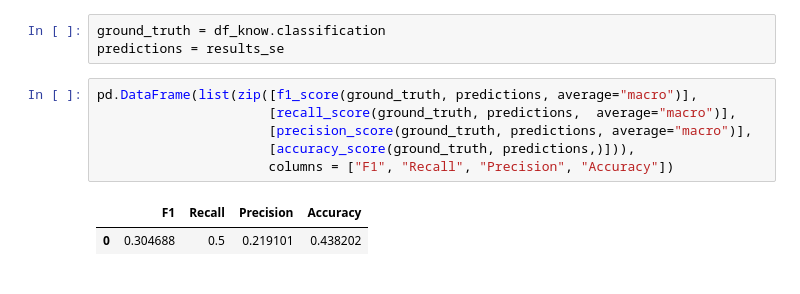
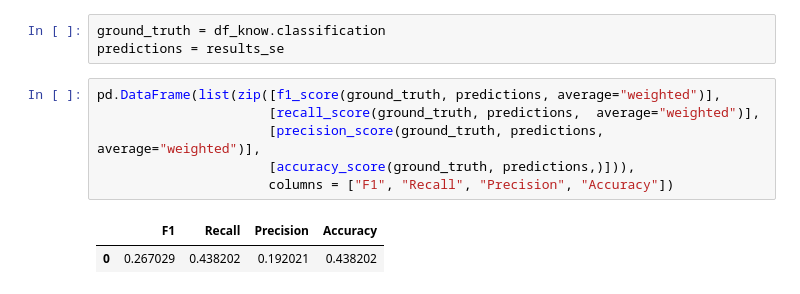
Before and after one commit to quadrama/latech2024, a Jupyter notebook: platypus_entail.ipynb, the cells around one changed output. Saved outputs shown, nothing was run; the diff lists cells and outputs as text.

```diff
--- a/platypus_entail.ipynb
+++ b/platypus_entail.ipynb
@@ -178,11 +178,11 @@ from sklearn.metrics import precision_score
 ground_truth = df_know.classification
 predictions = results_se
 # %%
-pd.DataFrame(list(zip([f1_score(ground_truth, predictions, average="macro")],
-                      [recall_score(ground_truth, predictions,  average="macro")],
-                      [precision_score(ground_truth, predictions, average="macro")],
+pd.DataFrame(list(zip([f1_score(ground_truth, predictions, average="weighted")],
+                      [recall_score(ground_truth, predictions,  average="weighted")],
+                      [precision_score(ground_truth, predictions, average="weighted")],
                       [accuracy_score(ground_truth, predictions,)])),
                       columns = ["F1", "Recall", "Precision", "Accuracy"])
 # %% [output]
 |  | F1 | Recall | Precision | Accuracy |
-| 0 | 0.304688 | 0.5 | 0.219101 | 0.438202 |
+| 0 | 0.267029 | 0.438202 | 0.192021 | 0.438202 |
```
Also changed, not shown: parts of 1 cell of this notebook.
